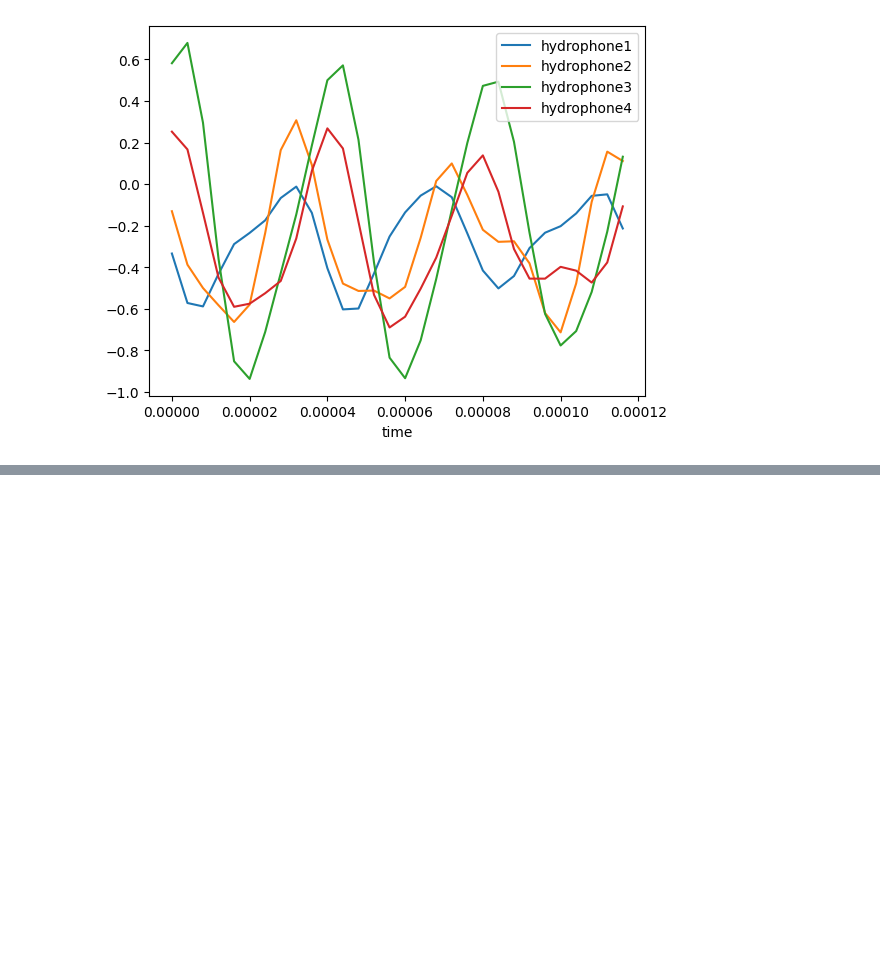
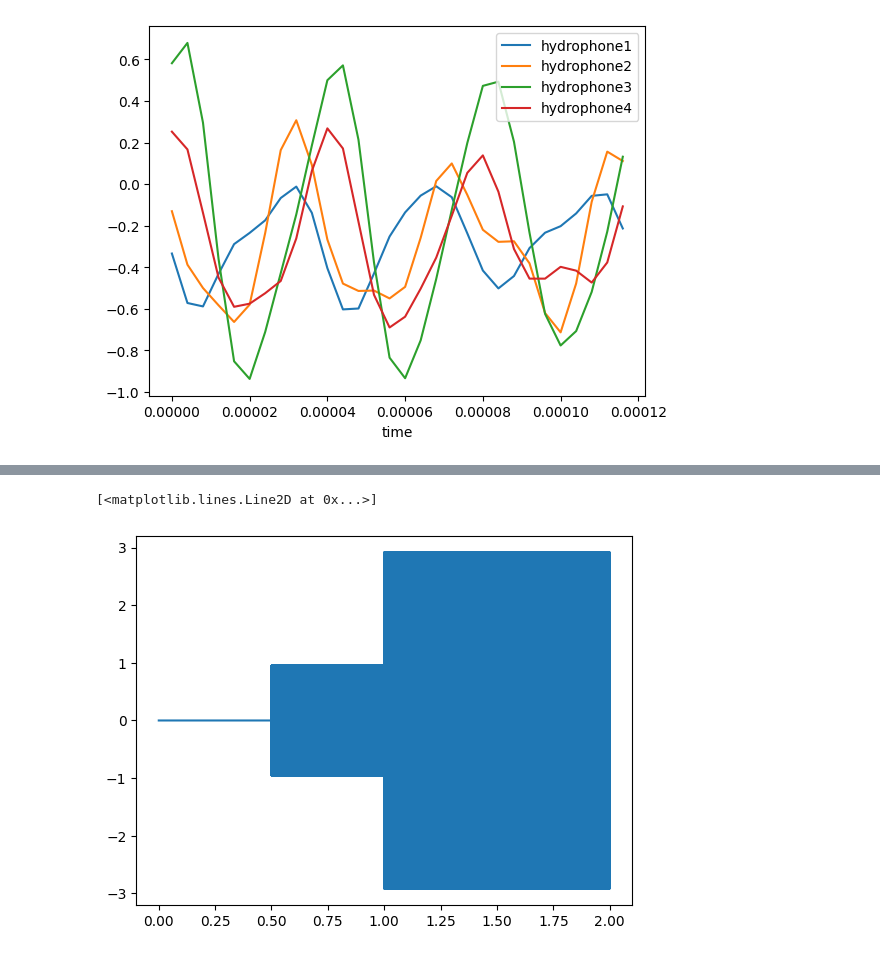
Before and after one commit to AdityaShelke29/robotics_club, a Jupyter notebook: sonar_work/fourier_analysis.ipynb, the cells around one changed output, grey strips where cells are left out. Drawn from its saved outputs; the diff is of its cells as text; code cells hidden in the pictures; blank space fills up the shorter version.

```diff
--- a/sonar_work/analysis1_backup.ipynb
+++ b/sonar_work/fourier_analysis.ipynb
@@ -95 +133,31 @@ plt.show()
+# %%
+# Creating Sample Data to Analyze
+
+import math
+
+# Parameters
+N = 1000000
+sampling_frequency = 500000
+sampling_time = N / sampling_frequency
+
+# Time Array
+time_array = np.arange(N)
+time_array = time_array / sampling_frequency
+
+# The waveAdder is in the format of [frequency, magnitude, starting time]
+waveAdder = [[50000, 1, 0.5], [20000, 2, 1]]
+
+sample = np.zeros(N)
+
+for wave in waveAdder:
+    for i in range(N):
+        if (i / sampling_frequency < wave[2]):
+            sample[i] = sample[i] + 0
+        else:
+            sample[i] = sample[i] + wave[1] * np.sin(2 * math.pi * wave[0] * (i / sampling_frequency - wave[2]))
+
+plt.plot(time_array, sample)
+# %% [output]
+[<matplotlib.lines.Line2D at 0x...>]
+[figure, added]
 # %%
```
Also changed, not shown: parts of 13 cells of this notebook, 3 other files.
